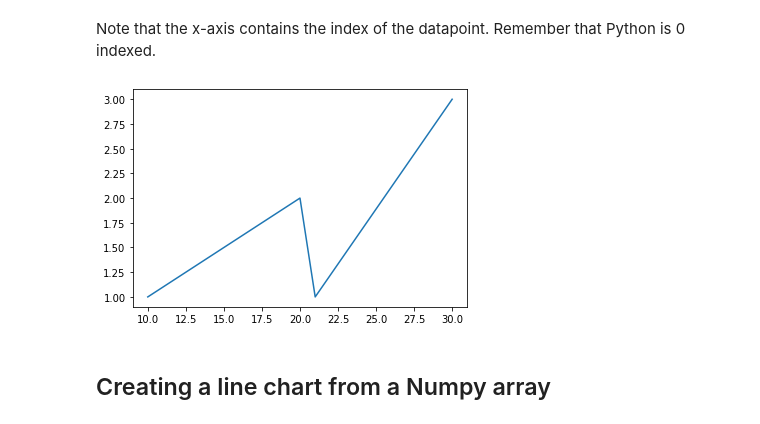
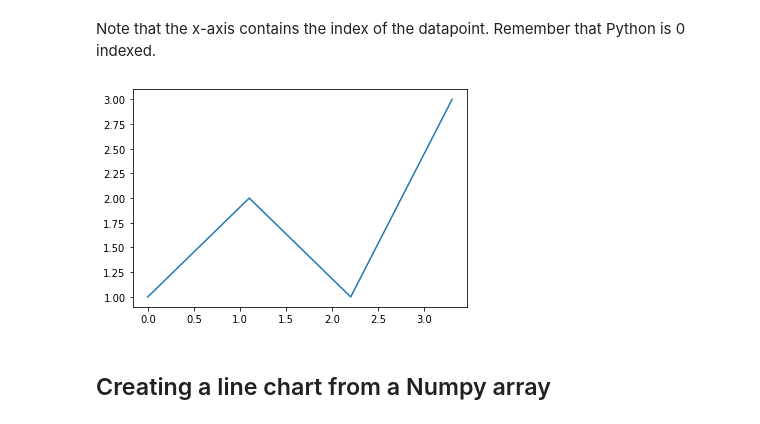
Before and after one commit to FNafisa/T5-Bootcamp, a Jupyter notebook: BPM_Prework/lessons/18_matplotlib/intro_to_matplotlib.ipynb, the cells around one changed output. Saved outputs shown, nothing was run; the diff lists cells and outputs as text; code cells hidden in the pictures.

```diff
--- a/BPM_Prework/lessons/18_matplotlib/intro_to_matplotlib.ipynb
+++ b/BPM_Prework/lessons/18_matplotlib/intro_to_matplotlib.ipynb
@@ -45,11 +45,11 @@ plt.plot(data_list);
 [figure]
 # %% [markdown]
 Note that the x-axis contains the index of the datapoint.  Remember that Python is 0 indexed.
-# %%
-x = [10,20, 21, 30]
-plt.plot(x,data_list);
-# %% [output]
-[figure, removed]
+# %%
+x = [i*1.1 for i in range(len(data_list))]
+plt.plot(x,data_list);
+# %% [output]
+[figure, added]
 # %% [markdown]
 ## Creating a line chart from a Numpy array
 # %% [markdown]
```
Also changed, not shown: parts of 40 cells of this notebook, 3 other files.
